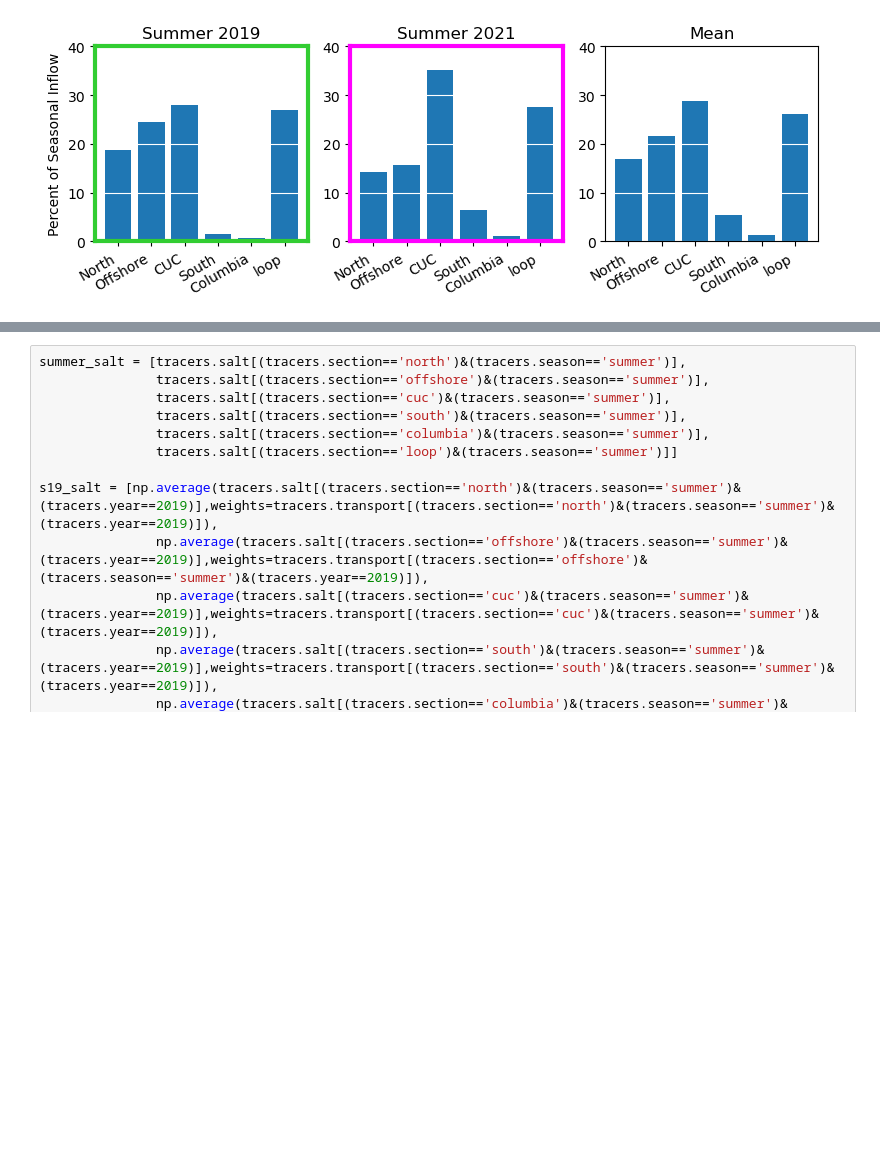
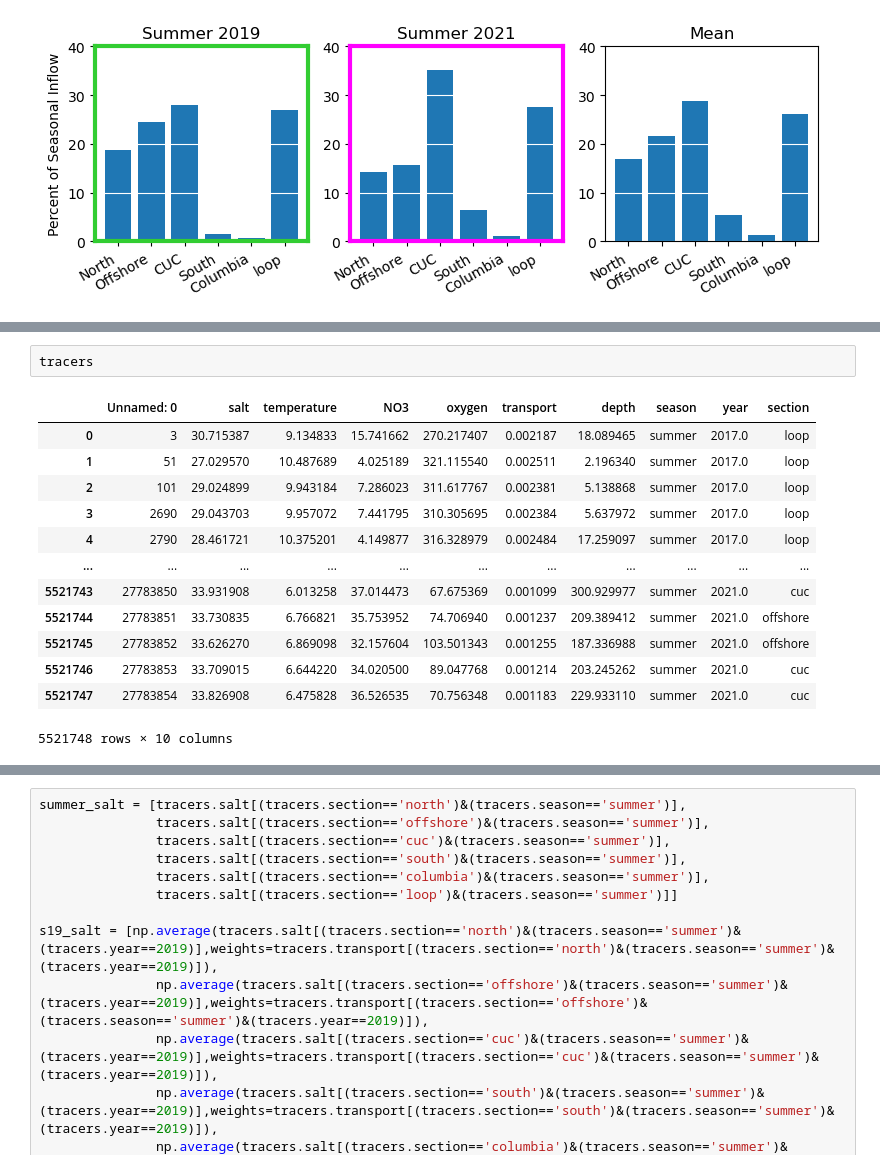
Before and after one commit to rbeutel/LO_user, a Jupyter notebook: ariane/OSManalysis.ipynb, the cells around one changed output, grey strips where cells are left out. Saved outputs shown, nothing was run; the diff lists cells and outputs as text; blank space fills up the shorter version.

```diff
--- a/ariane/OSManalysis.ipynb
+++ b/ariane/OSManalysis.ipynb
@@ -136,2 +257,18 @@ plt.savefig("./figures/summerbar.jpg")
 # %% [output]
 [figure]
+# %%
+tracers
+# %% [output]
+|  | Unnamed: 0 | salt | temperature | NO3 | oxygen | transport | depth | season | year | section |
+| 0 | 3 | 30.715387 | 9.134833 | 15.741662 | 270.217407 | 0.002187 | 18.089465 | summer | 2017.0 | loop |
+| 1 | 51 | 27.029570 | 10.487689 | 4.025189 | 321.115540 | 0.002511 | 2.196340 | summer | 2017.0 | loop |
+| 2 | 101 | 29.024899 | 9.943184 | 7.286023 | 311.617767 | 0.002381 | 5.138868 | summer | 2017.0 | loop |
+| 3 | 2690 | 29.043703 | 9.957072 | 7.441795 | 310.305695 | 0.002384 | 5.637972 | summer | 2017.0 | loop |
+| 4 | 2790 | 28.461721 | 10.375201 | 4.149877 | 316.328979 | 0.002484 | 17.259097 | summer | 2017.0 | loop |
+| ... | ... | ... | ... | ... | ... | ... | ... | ... | ... | ... |
+| 5521743 | 27783850 | 33.931908 | 6.013258 | 37.014473 | 67.675369 | 0.001099 | 300.929977 | summer | 2021.0 | cuc |
+| 5521744 | 27783851 | 33.730835 | 6.766821 | 35.753952 | 74.706940 | 0.001237 | 209.389412 | summer | 2021.0 | offshore |
+| 5521745 | 27783852 | 33.626270 | 6.869098 | 32.157604 | 103.501343 | 0.001255 | 187.336988 | summer | 2021.0 | offshore |
+| 5521746 | 27783853 | 33.709015 | 6.644220 | 34.020500 | 89.047768 | 0.001214 | 203.245262 | summer | 2021.0 | cuc |
+| 5521747 | 27783854 | 33.826908 | 6.475828 | 36.526535 | 70.756348 | 0.001183 | 229.933110 | summer | 2021.0 | cuc |
+5521748 rows × 10 columns
```
Also changed, not shown: parts of 15 cells of this notebook, 2 other files.
